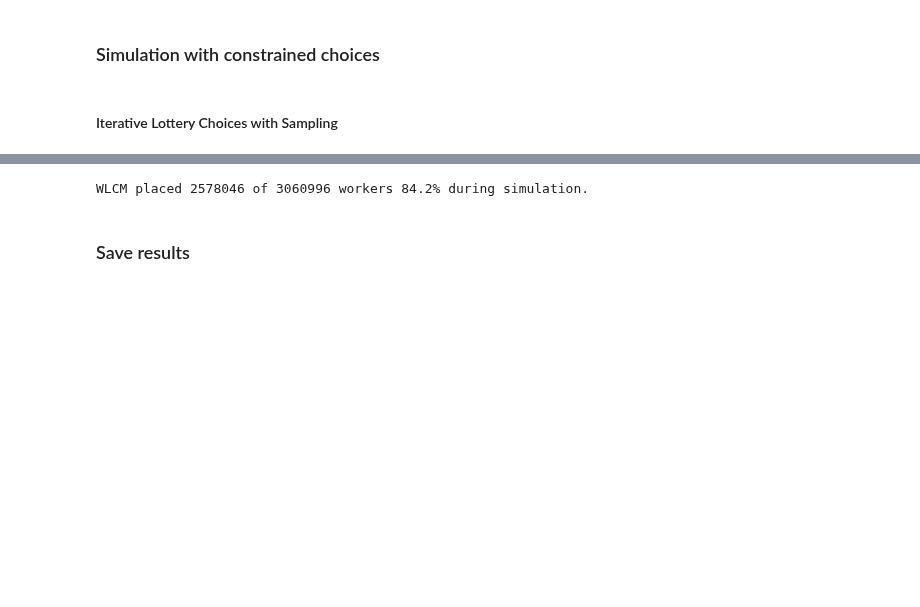
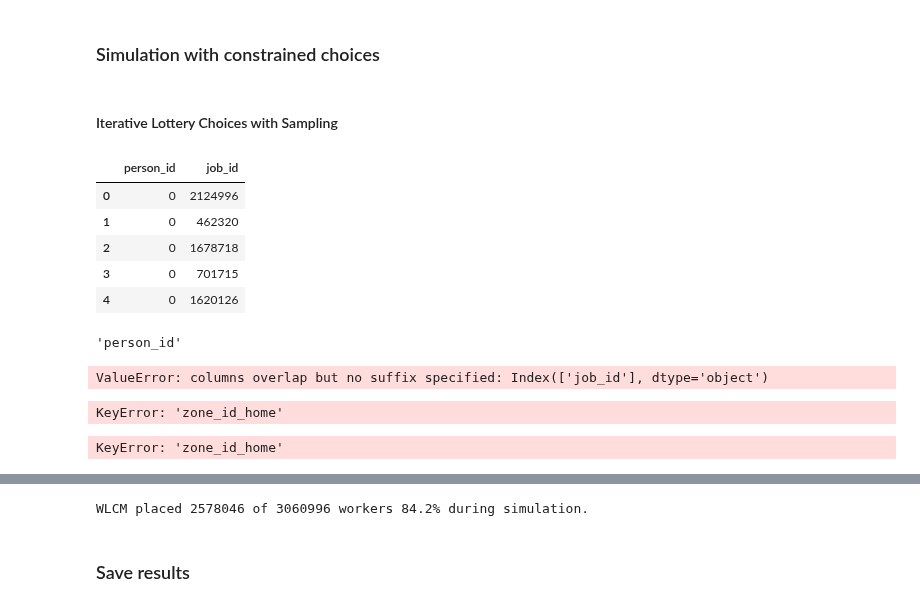
Before and after one commit to ual/ual_model_workspace, a Jupyter notebook: fall-2018-models/notebooks-max/WLCM_simulation.ipynb, the cells around one changed output, grey strips where cells are left out. Drawn from its saved outputs; the diff is of its cells as text; code cells hidden in the pictures; blank space fills up the shorter version.

```diff
--- a/fall-2018-models/notebooks-max/WLCM_simulation.ipynb
+++ b/fall-2018-models/notebooks-max/WLCM_simulation.ipynb
@@ -127,0 +161,32 @@ def probs_callable(mct):
+# %%
+n_obs = ch.shape[0]
+
+oid_name = ch.index.name
+aid_name = alt.index.name
+
+samp_size = m.alt_sample_size
+# %%
+obs_ids = np.repeat(ch.index.values, samp_size)
+# %%
+alt_ids = np.random.choice(alt.index.values,
+                                       replace = True,
+                                       size = n_obs * samp_size)
+# %%
+df = pd.DataFrame({oid_name: obs_ids, aid_name: alt_ids})
+# %%
+df.head()
+# %% [output]
+|  | person_id | job_id |
+| 0 | 0 | 2124996 |
+| 1 | 0 | 462320 |
+| 2 | 0 | 1678718 |
+| 3 | 0 | 701715 |
+| 4 | 0 | 1620126 |
+# %%
+oid_name
+# %% [output]
+'person_id'
+# %%
+df = df.join(ch, how='left', on=oid_name)
+# %% [output]
+ValueError: columns overlap but no suffix specified: Index(['job_id'], dtype='object')
@@ -127,0 +195,11 @@ def probs_callable(mct):
+# %%
+df.join(pd.DataFrame(interaction_terms_tt), how='left',
+                         on=interaction_terms_tt.index.names)
+# %% [output]
+KeyError: 'zone_id_home'
+# %%
+# for intx_table in [interaction_terms_tt, interaction_terms_dist, interaction_terms_cost]:
+    merged = merged.join(pd.DataFrame(intx_table), how='left',
+                         on=intx_table.index.names)
+# %% [output]
+KeyError: 'zone_id_home'
```
Also changed, not shown: parts of 13 cells of this notebook, 2 other files.
